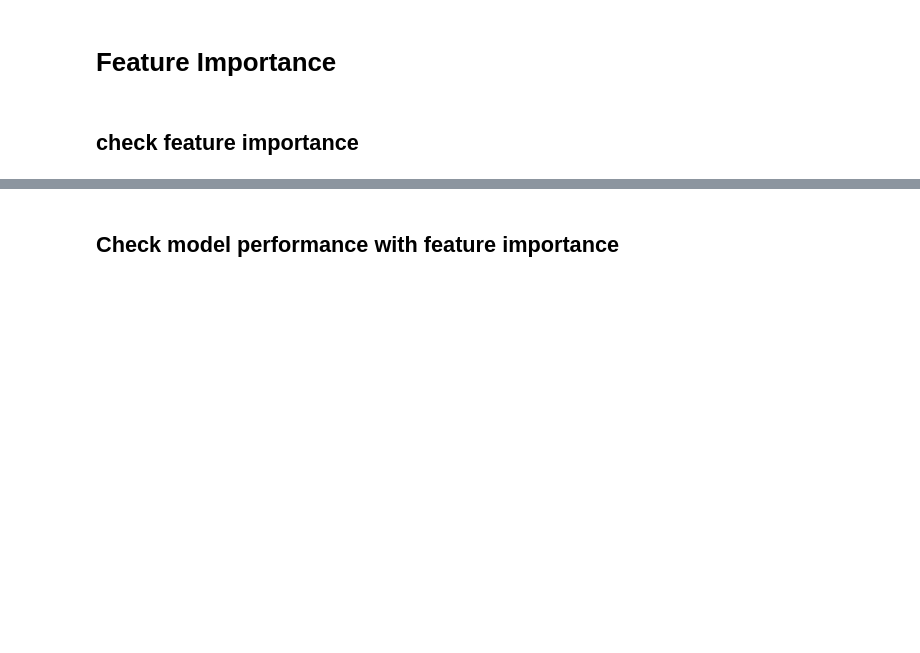
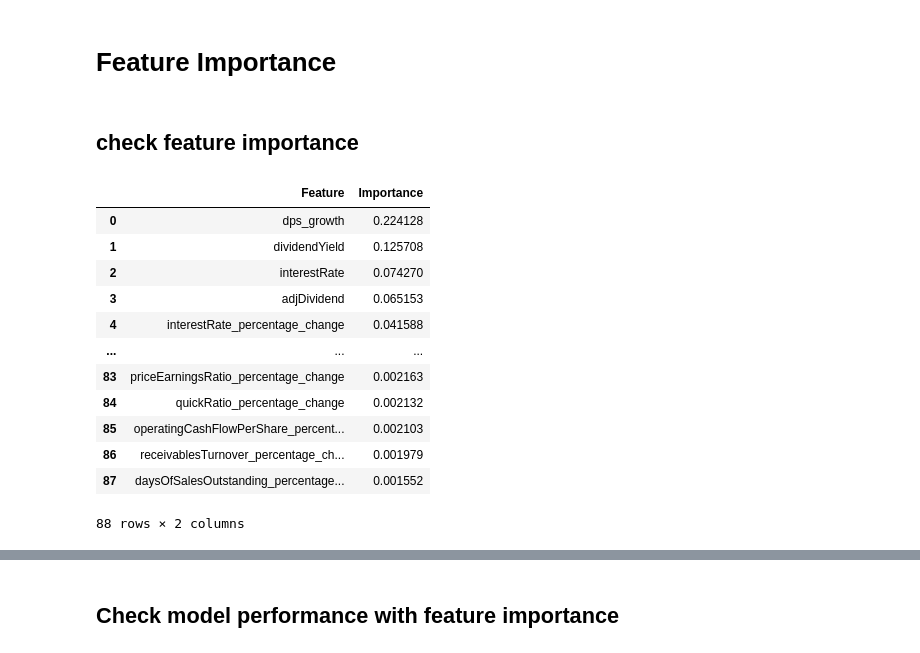
Before and after one commit to akin-aroge/dividend-cut-predictor, a Jupyter notebook: notebooks/04-feature-importance-analysis.ipynb, the cells around one changed output, grey strips where cells are left out. Drawn from its saved outputs; the diff is of its cells as text; code cells hidden in the pictures; blank space fills up the shorter version.

```diff
--- a/notebooks/04-feature-importance-analysis.ipynb
+++ b/notebooks/04-feature-importance-analysis.ipynb
@@ -84,0 +85,18 @@ importance_table_sorted =  importance_table.sort_values('Importance', ascending=
+# %%
+
+importance_table_sorted =  importance_table.sort_values('Importance', ascending=False).reset_index(drop=True)
+importance_table_sorted
+# %% [output]
+|  | Feature | Importance |
+| 0 | dps_growth | 0.224128 |
+| 1 | dividendYield | 0.125708 |
+| 2 | interestRate | 0.074270 |
+| 3 | adjDividend | 0.065153 |
+| 4 | interestRate_percentage_change | 0.041588 |
+| ... | ... | ... |
+| 83 | priceEarningsRatio_percentage_change | 0.002163 |
+| 84 | quickRatio_percentage_change | 0.002132 |
+| 85 | operatingCashFlowPerShare_percent... | 0.002103 |
+| 86 | receivablesTurnover_percentage_ch... | 0.001979 |
+| 87 | daysOfSalesOutstanding_percentage... | 0.001552 |
+88 rows × 2 columns
```
Also changed, not shown: parts of 11 cells of this notebook, 14 other files.
